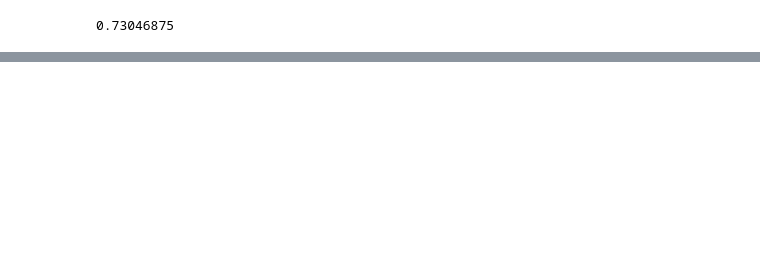
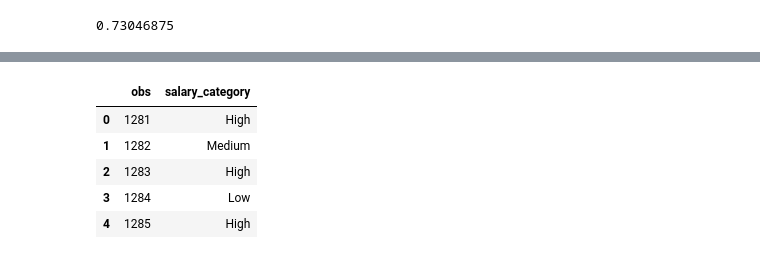
Before and after one commit to thimmie52/EngineerSalaryPred, a Jupyter notebook: model.ipynb, the cells around one changed output, grey strips where cells are left out. Cells and saved outputs as stored; diff of their text form; code cells hidden in the pictures; blank space fills up the shorter version.

```diff
--- a/model.ipynb
+++ b/model.ipynb
@@ -168,0 +166,2 @@ y_pred = model.predict(x_test)
+# %%
+model.fit(X, y)
@@ -168,0 +184,19 @@ y_pred = model.predict(x_test)
+# %%
+test['salary_category'] = model.predict(test.drop('salary_category', axis=1))
+# %%
+submission = pd.DataFrame({
+    'obs': test['obs'],
+    'salary_category': test['salary_category']
+
+})
+# %%
+submission['salary_category'] = le.inverse_transform(submission['salary_category'])
+# %%
+submission.head()
+# %% [output]
+|  | obs | salary_category |
+| 0 | 1281 | High |
+| 1 | 1282 | Medium |
+| 2 | 1283 | High |
+| 3 | 1284 | Low |
+| 4 | 1285 | High |
```
Also changed, not shown: parts of 4 cells of this notebook.
